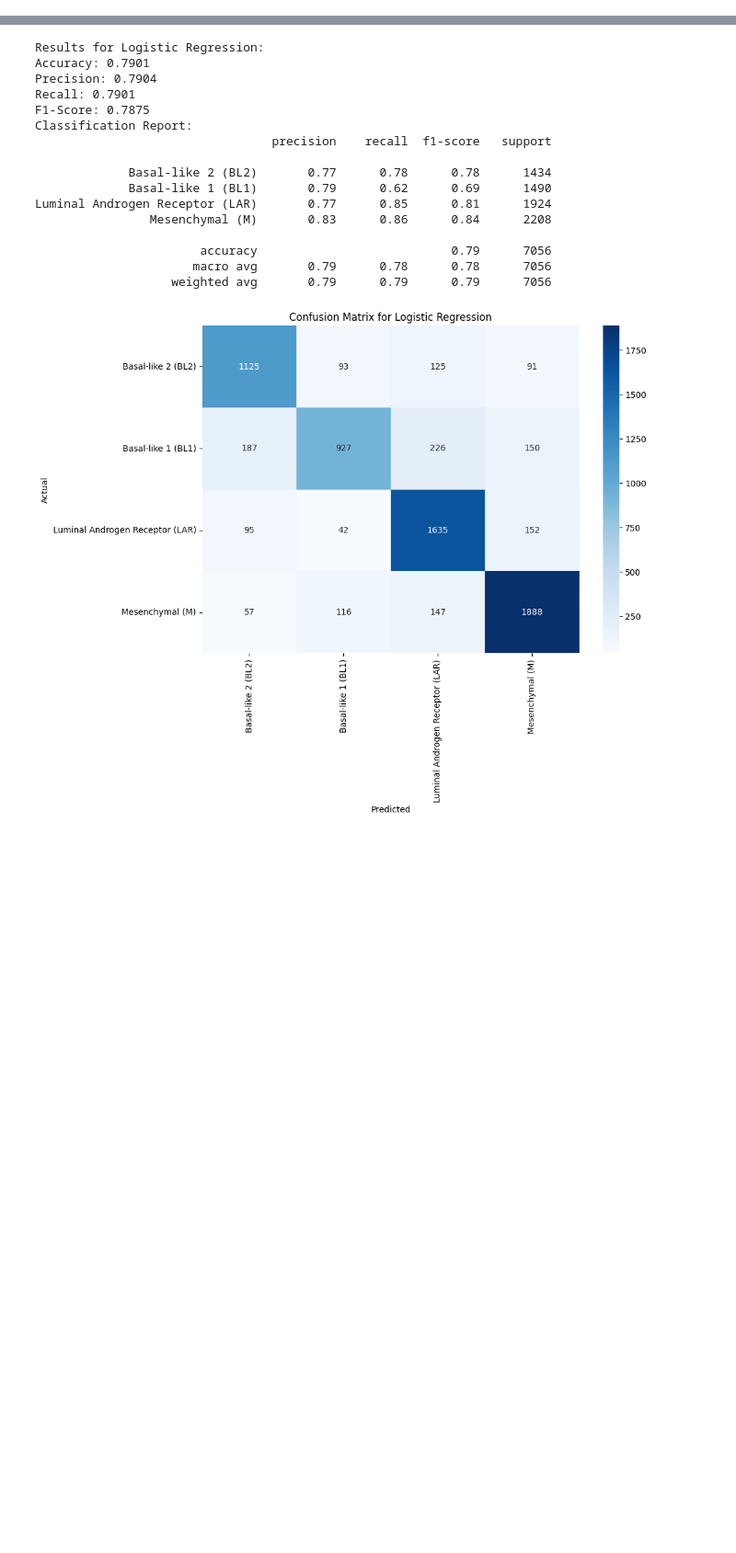
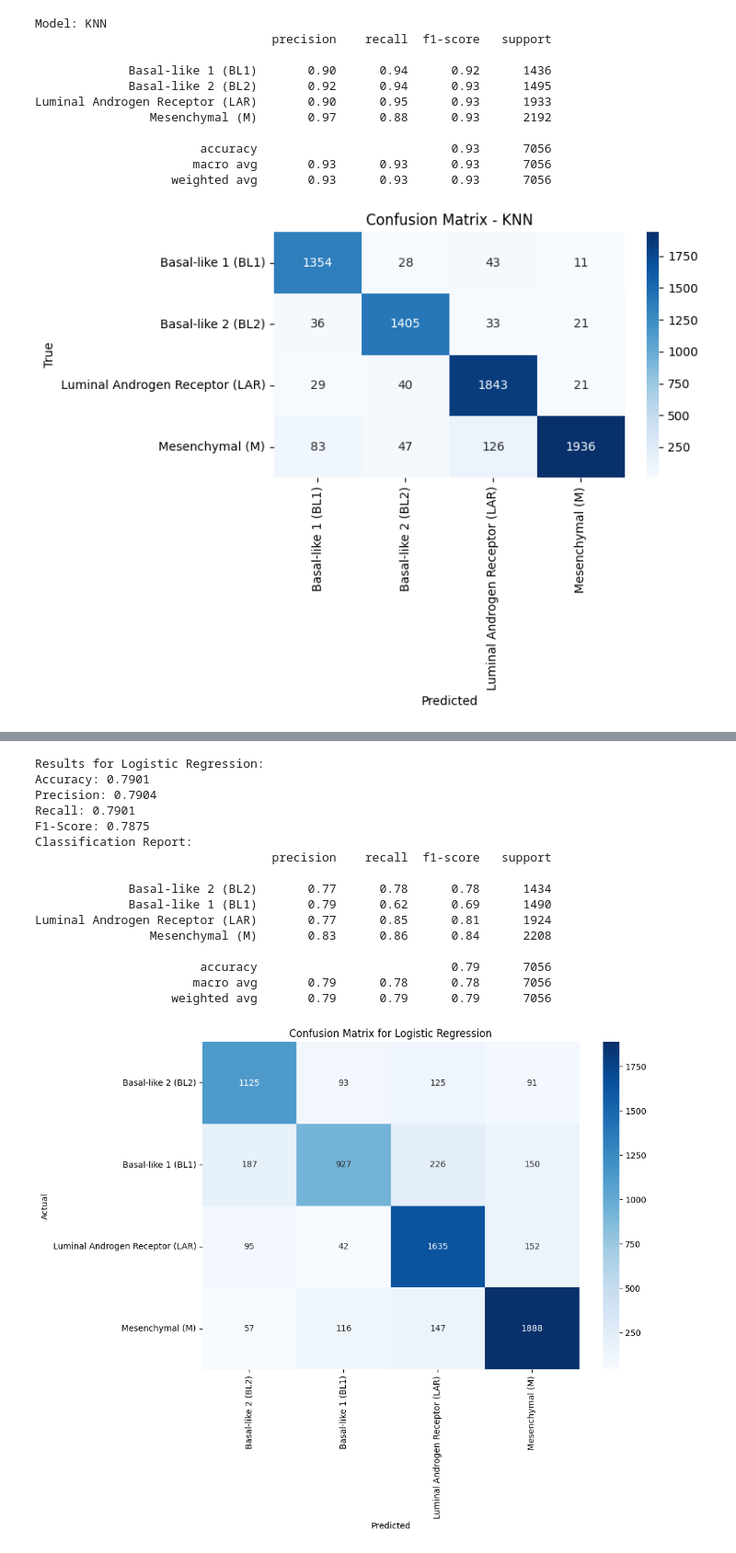
Before and after one commit to idealoladipupo/TNBC_PREDICTIONS_, a Jupyter notebook: Traditional_Models_M.ipynb, the cells around one changed output, grey strips where cells are left out. Shown at 92% size. Cells and saved outputs as stored; diff of their text form; code cells hidden in the pictures; blank space fills up the shorter version.

Commit message:
model optimisation

```diff
--- a/Traditional_Models_M.ipynb
+++ b/Traditional_Models_M.ipynb
@@ -21,4 +46,74 @@ import shap
 # %%
-
-# Load the data (assuming df is your DataFrame)
-df = pd.read_csv("/content/drive/MyDrive/MY THESIS/Thesis/metabolites_training.csv")
+df_metabolite = pd.read_csv("/content/drive/MyDrive/MY THESIS/Thesis/metabolites_training.csv")
+# %%
+
+
+#============================
+#  Load and Prepare Data
+#============================
+X = df_metabolite.drop(columns=['TNBC_Subtype'])
+y = df_metabolite['TNBC_Subtype']
+
+# Encode class labels
+le = LabelEncoder()
+y_encoded = le.fit_transform(y)
+class_labels = le.classes_
+
+#============================
+#  Train/Test Split
+#============================
+X_train, X_test, y_train, y_test = train_test_split(X, y_encoded, test_size=0.2, stratify=y_encoded, random_state=42)
+
+#============================
+#  Define Models
+#============================
+models = {
+    "KNN": KNeighborsClassifier(n_neighbors=5),
+    "SVM": SVC(kernel='linear', probability=True, random_state=42),
+    "XGBoost": XGBClassifier(eval_metric='mlogloss', use_label_encoder=False, random_state=42),
+    "Logistic Regression": LogisticRegression(max_iter=1000, random_state=42)
+}
+
+#============================
+#  Evaluate Models
+#============================
+best_model = None
+best_acc = 0
+
+for name, model in models.items():
+    print(f"\nModel: {name}")
+    model.fit(X_train, y_train)
+    y_pred = model.predict(X_test)
+    y_prob = model.predict_proba(X_test)
+
+    y_pred_labels = le.inverse_transform(y_pred)
+    y_true_labels = le.inverse_transform(y_test)
+
+    print(classification_report(y_true_labels, y_pred_labels))
+
+    cm = confusion_matrix(y_true_labels, y_pred_labels, labels=class_labels)
+    plt.figure(figsize=(8, 6))
+    sns.heatmap(cm, annot=True, fmt="d", cmap="Blues", xticklabels=['BL1', 'BL2', 'LAR', 'M'], yticklabels=['BL1', 'BL2', 'LAR', 'M'])
+    plt.title(f"Confusion Matrix - {name}")
+    plt.xlabel("Predicted")
+    plt.ylabel("True")
+    plt.tight_layout()
+    plt.show()
+
+    acc = np.mean(y_pred == y_test)
+    if acc > best_acc:
+        best_acc = acc
+        best_model = (name, model)
+# %% [output]
+Model: KNN
+                                 precision    recall  f1-score   support
+
+             Basal-like 1 (BL1)       0.90      0.94      0.92      1436
+             Basal-like 2 (BL2)       0.92      0.94      0.93      1495
+Luminal Androgen Receptor (LAR)       0.90      0.95      0.93      1933
+                Mesenchymal (M)       0.97      0.88      0.93      2192
+
+                       accuracy                           0.93      7056
+                      macro avg       0.93      0.93      0.93      7056
+                   weighted avg       0.93      0.93      0.93      7056
+[figure, added]
```
Also changed, not shown: parts of 8 cells of this notebook.
